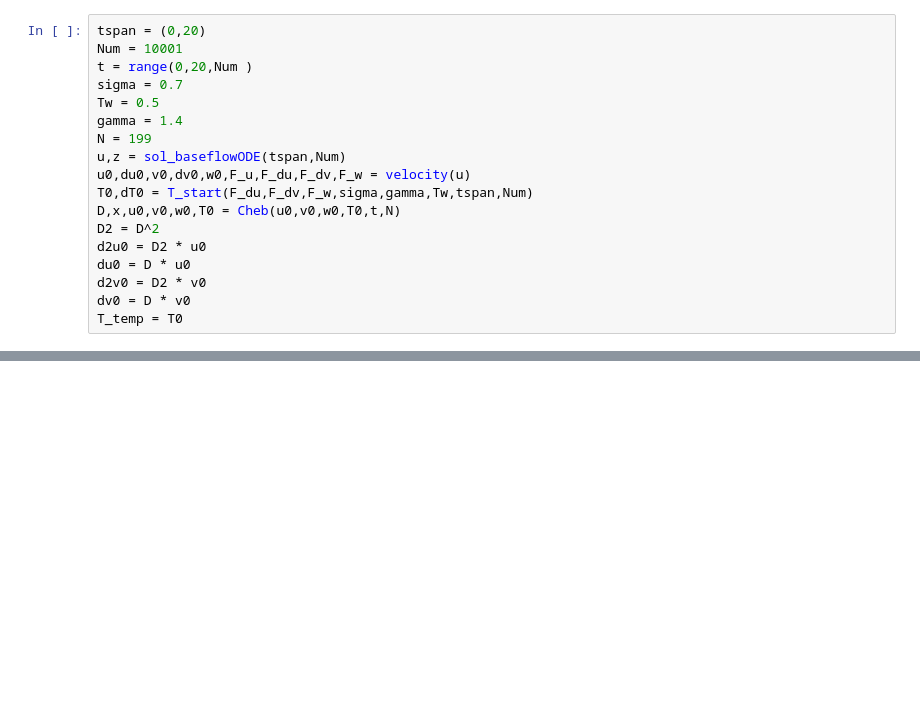
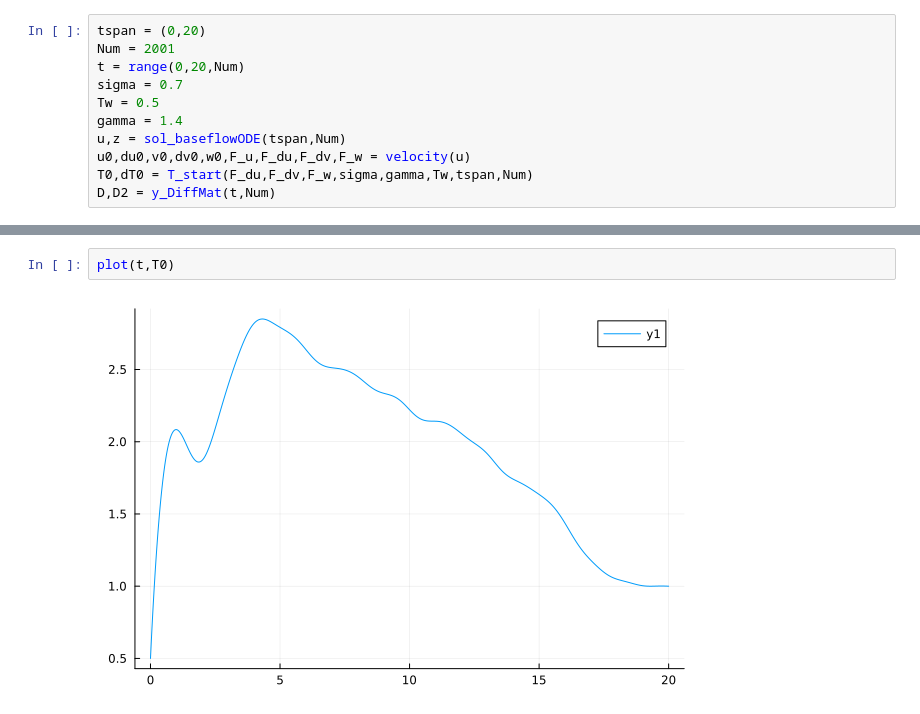
Before and after one commit to HaojieZhang917/compressible_bek, a Jupyter notebook: compress/pde_bf.ipynb, the cells around one changed output, grey strips where cells are left out. Drawn from its saved outputs; the diff is of its cells as text; blank space fills up the shorter version.

```diff
--- a/compress/pde_bf.ipynb
+++ b/compress/pde_bf.ipynb
@@ -169,18 +183,11 @@ end
 # %%
 tspan = (0,20)
-Num = 10001
-t = range(0,20,Num )
+Num = 2001
+t = range(0,20,Num)
 sigma = 0.7
 Tw = 0.5
 gamma = 1.4
-N = 199
 u,z = sol_baseflowODE(tspan,Num)
 u0,du0,v0,dv0,w0,F_u,F_du,F_dv,F_w = velocity(u)
 T0,dT0 = T_start(F_du,F_dv,F_w,sigma,gamma,Tw,tspan,Num)
-D,x,u0,v0,w0,T0 = Cheb(u0,v0,w0,T0,t,N)
-D2 = D^2
-d2u0 = D2 * u0
-du0 = D * u0
-d2v0 = D2 * v0
-dv0 = D * v0
-T_temp = T0
+D,D2 = y_DiffMat(t,Num)
@@ -186,0 +252,4 @@ T_temp = T0
+# %%
+plot(t,T0)
+# %% [output]
+[figure, added]
```
Also changed, not shown: parts of 11 cells of this notebook, 1 other file.
